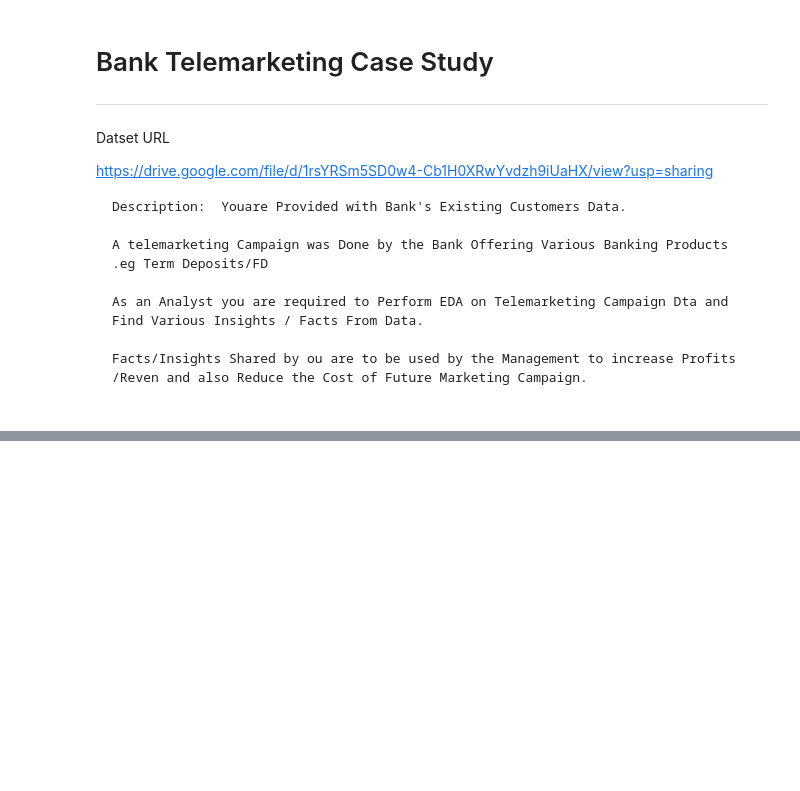
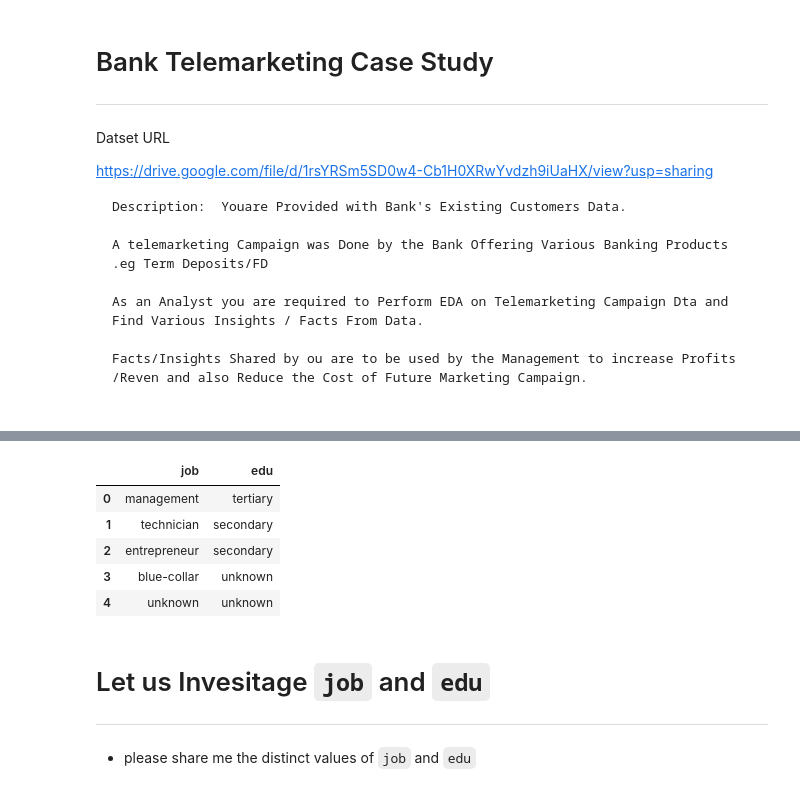
Before and after one commit to Surendranmengineer/suren_test, a Jupyter notebook: EDA_with_Rajan_Bank_Telemarketing_case_Study.ipynb, the cells around one changed output, grey strips where cells are left out. Cells and saved outputs as stored; diff of their text form; code cells hidden in the pictures; blank space fills up the shorter version.

```diff
--- a/EDA_with_Rajan_Bank_Telemarketing_case_Study.ipynb
+++ b/EDA_with_Rajan_Bank_Telemarketing_case_Study.ipynb
@@ -35,0 +138,14 @@ inp0.head(3)
+# %%
+inp0[['job','edu']].head()
+# %% [output]
+|  | job | edu |
+| 0 | management | tertiary |
+| 1 | technician | secondary |
+| 2 | entrepreneur | secondary |
+| 3 | blue-collar | unknown |
+| 4 | unknown | unknown |
+# %% [markdown]
+# Let us Invesitage `job` and `edu`
+----
+# %% [markdown]
+- please share me the distinct values of `job` and `edu`
```
Also changed, not shown: parts of 32 cells of this notebook.
